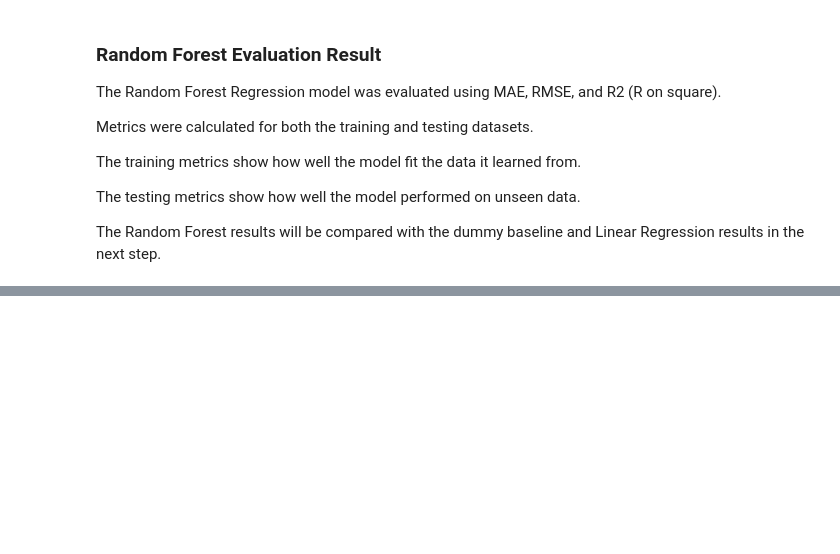
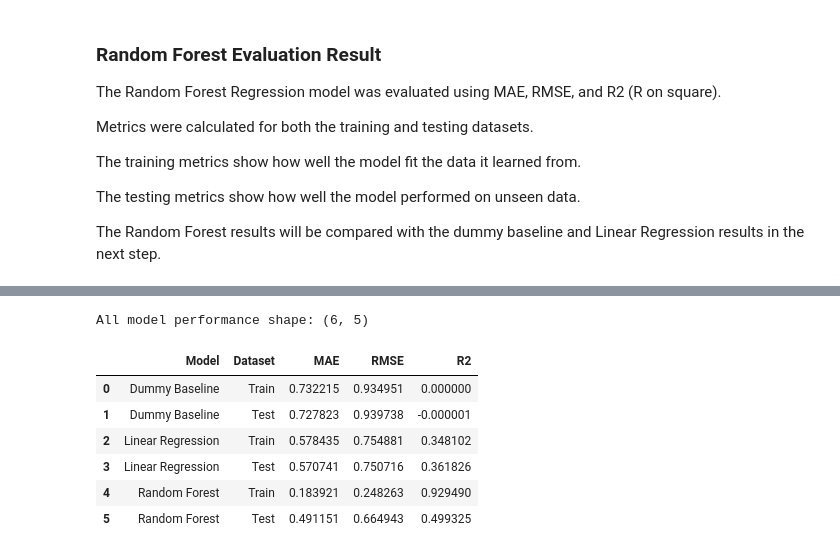
Before and after one commit to Agnogh/board-game-rating-predictor, a Jupyter notebook: notebooks/06_model_improvement_and_selection.ipynb, the cells around one changed output, grey strips where cells are left out. Drawn from its saved outputs; the diff is of its cells as text; code cells hidden in the pictures; blank space fills up the shorter version.

```diff
--- a/notebooks/06_model_improvement_and_selection.ipynb
+++ b/notebooks/06_model_improvement_and_selection.ipynb
@@ -404,0 +415,9 @@ The Random Forest results will be compared with the dummy baseline and Linear Re
+# %%
+# Define the path to the saved baseline model performance results
+# -> Check if notebook6 finds results from notebook 5
+# -> If YES = we combine old and random forest results
+baseline_model_performance_path = (
+    processed_data_folder / "baseline_model_performance.csv"
+)
+
+print("Baseline model performance file exists:", baseline_model_performance_path.exists())
@@ -404,0 +426,7 @@ The Random Forest results will be compared with the dummy baseline and Linear Re
+# %%
+# Load the saved dummy baseline and Linear Regression performance results
+baseline_model_performance = pd.read_csv(baseline_model_performance_path)
+
+print("Baseline model performance shape:", baseline_model_performance.shape)
+
+baseline_model_performance
@@ -404,0 +440,23 @@ The Random Forest results will be compared with the dummy baseline and Linear Re
+# %%
+# Combine previous model results with Random Forest results
+# -> creates complete table with all model results (train & test for all 3 models)
+all_model_performance = pd.concat(
+    [
+        baseline_model_performance,
+        random_forest_performance
+    ],
+    ignore_index=True
+)
+
+print("All model performance shape:", all_model_performance.shape)
+
+all_model_performance
+# %% [output]
+All model performance shape: (6, 5)
+|  | Model | Dataset | MAE | RMSE | R2 |
+| 0 | Dummy Baseline | Train | 0.732215 | 0.934951 | 0.000000 |
+| 1 | Dummy Baseline | Test | 0.727823 | 0.939738 | -0.000001 |
+| 2 | Linear Regression | Train | 0.578435 | 0.754881 | 0.348102 |
+| 3 | Linear Regression | Test | 0.570741 | 0.750716 | 0.361826 |
+| 4 | Random Forest | Train | 0.183921 | 0.248263 | 0.929490 |
+| 5 | Random Forest | Test | 0.491151 | 0.664943 | 0.499325 |
```
Also changed, not shown: parts of 11 cells of this notebook.
